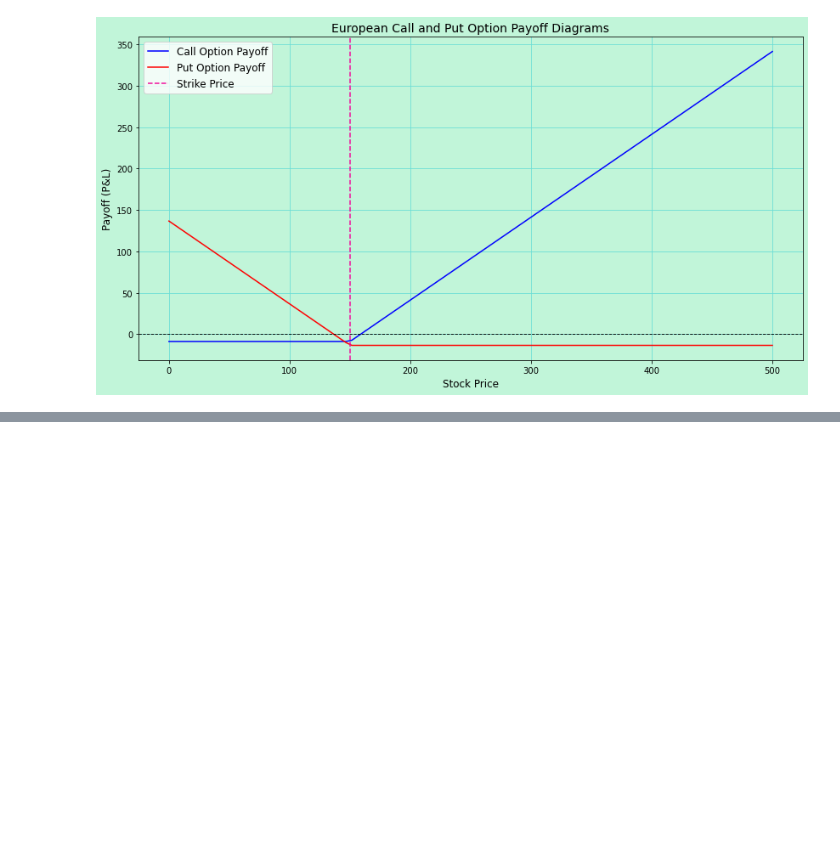
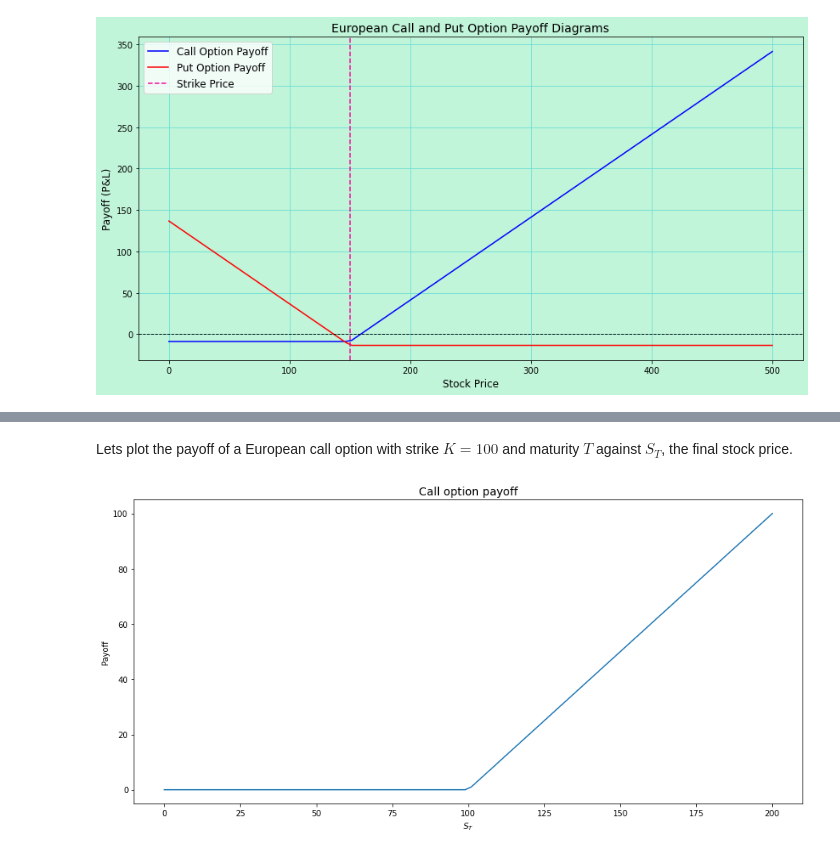
Before and after one commit to palluthapa/Financial-Maths, a Jupyter notebook: blackscholesformula.ipynb, the cells around one changed output, grey strips where cells are left out. Cells and saved outputs as stored; diff of their text form; code cells hidden in the pictures; blank space fills up the shorter version.

```diff
--- a/blackscholesformula.ipynb
+++ b/blackscholesformula.ipynb
@@ -113,0 +154,15 @@ plt.show()
+# %% [markdown]
+Lets plot the payoff of a European call option with strike $K=100$ and maturity $T$ against $S_T$, the final stock price.
+# %%
+plt.rcParams['figure.figsize'] = [15,7]
+
+ST = np.linspace(0,200,100)
+K = 100
+payoff = np.maximum(ST-K,0)
+ax = plt.gca()
+ax.plot(ST, payoff)
+ax.set_xlabel('$S_T$')
+ax.set_ylabel('Payoff');
+ax.set_title('Call option payoff', fontsize = 14);
+# %% [output]
+[figure, added]
```
Also changed, not shown: parts of 15 cells of this notebook, 16 other files.
